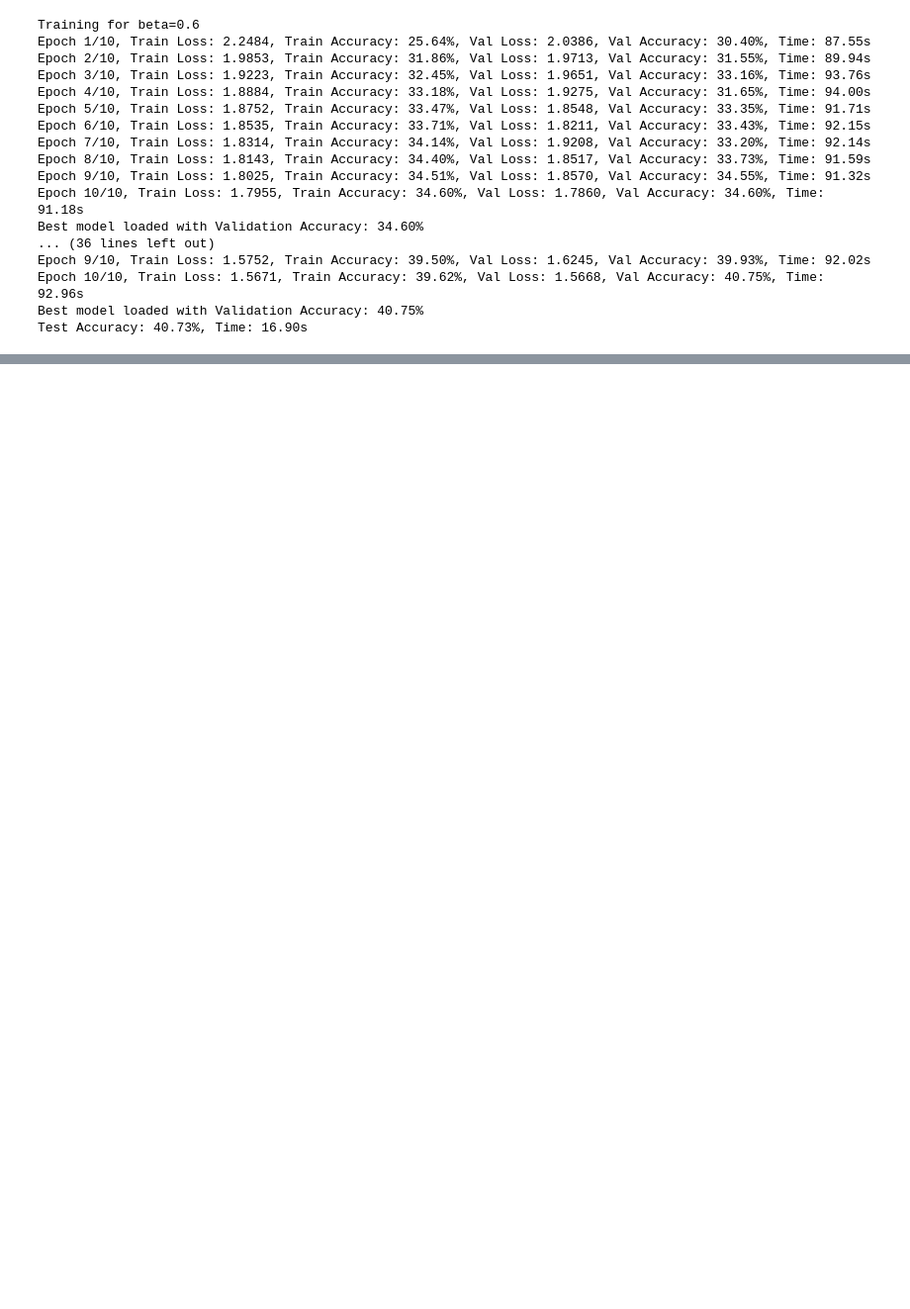
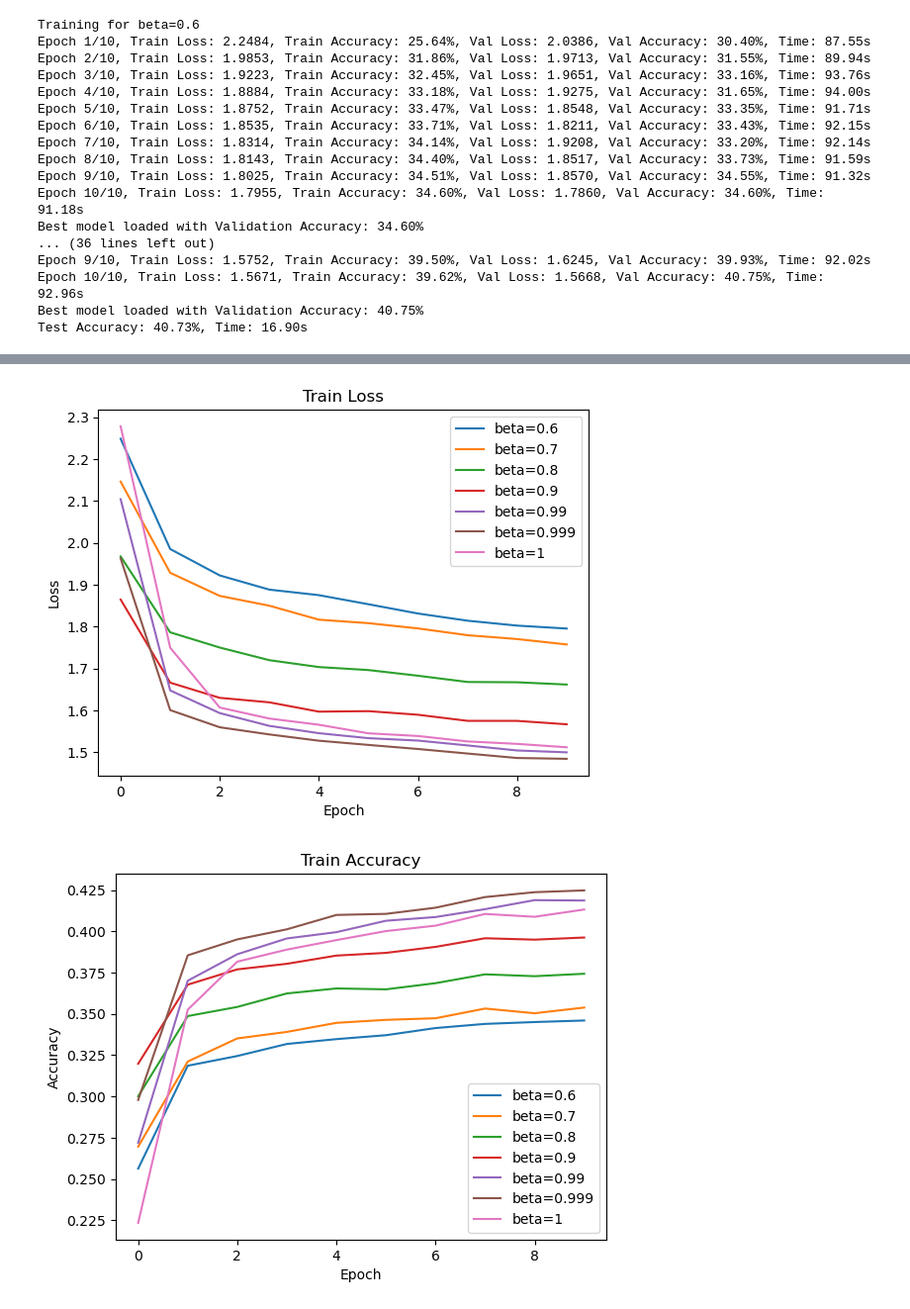
Before and after one commit to HemachandraKolisetty/Brainy, a Jupyter notebook: exp2.ipynb, the cells around one changed output, grey strips where cells are left out. Shown at 99% size. Saved outputs shown, nothing was run; the diff lists cells and outputs as text; code cells hidden in the pictures; blank space fills up the shorter version.

```diff
--- a/exp2.ipynb
+++ b/exp2.ipynb
@@ -53,0 +127,46 @@ Test Accuracy: 40.73%, Time: 16.90s
+# %%
+# Plotting
+beta = [0.6, 0.7, 0.8, 0.9, 0.99, 0.999, 1]
+
+plt.figure()
+for b in beta:
+    plt.plot(train_losses[b], label=f"beta={b}")
+    plt.xlabel("Epoch")
+    plt.ylabel("Loss")
+    plt.legend()
+    plt.title("Train Loss")
+
+plt.figure()
+for b in beta:
+    plt.plot(train_accuracies[b], label=f"beta={b}")
+    plt.xlabel("Epoch")
+    plt.ylabel("Accuracy")
+    plt.legend()
+    plt.title("Train Accuracy")
+
+plt.figure()
+for b in beta:
+    plt.plot(val_losses[b], label=f"beta={b}")
+    plt.xlabel("Epoch")
+    plt.ylabel("Loss")
+    plt.legend()
+    plt.title("Validation Loss")
+
+plt.figure()
+for b in beta:
+    plt.plot(val_accuracies[b], label=f"beta={b}")
+    plt.xlabel("Epoch")
+    plt.ylabel("Accuracy")
+    plt.legend()
+    plt.title("Validation Accuracy")
+
+plt.figure()
+plt.bar([str(b) for b in beta], [test_accuracies[b] for b in beta])
+plt.xlabel("Beta")
+plt.ylabel("Accuracy")
+plt.title("Test Accuracy")
+
+plt.show()
+# %% [output]
+[figure, added]
+[figure, added]
```
Also changed, not shown: parts of 3 cells of this notebook, 11 other files.
